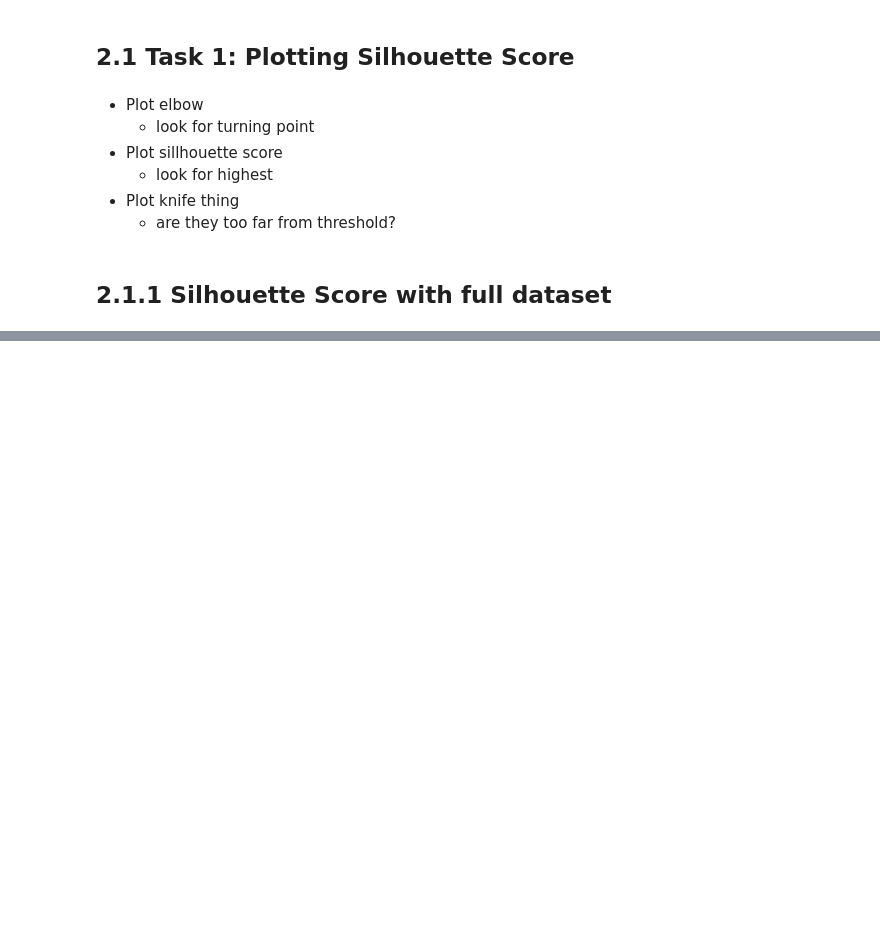
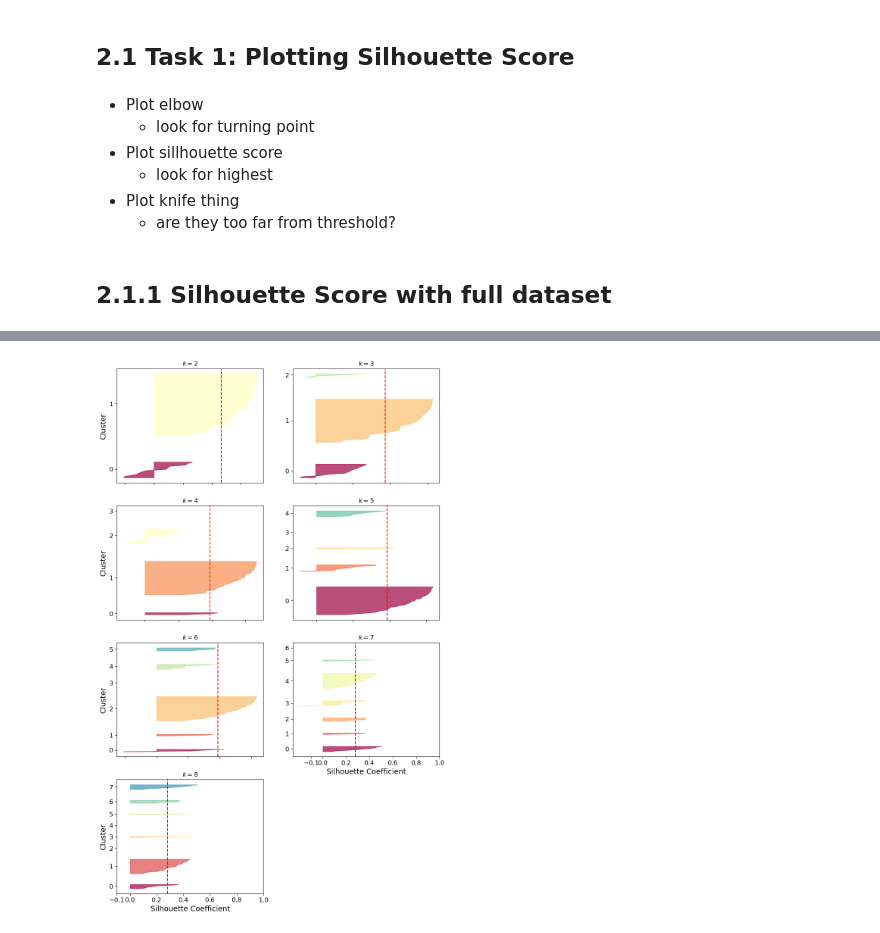
Before and after one commit to Bsubs/CITS5508_Machine_Learning, a Jupyter notebook: assignment3/assignment3_1.ipynb, the cells around one changed output, grey strips where cells are left out. Saved outputs shown, nothing was run; the diff lists cells and outputs as text; code cells hidden in the pictures; blank space fills up the shorter version.

```diff
--- a/assignment3/assignment3_1.ipynb
+++ b/assignment3/assignment3_1.ipynb
@@ -666,0 +732,4 @@ plot_elbow_silhouette(airline_full, 'Full Dataset')
+# %%
+plot_silhouette_diagram(airline_scaled, kmeans_scaled, silhouette_scaled)
+# %% [output]
+[figure, added]
```
Also changed, not shown: parts of 34 cells of this notebook.
